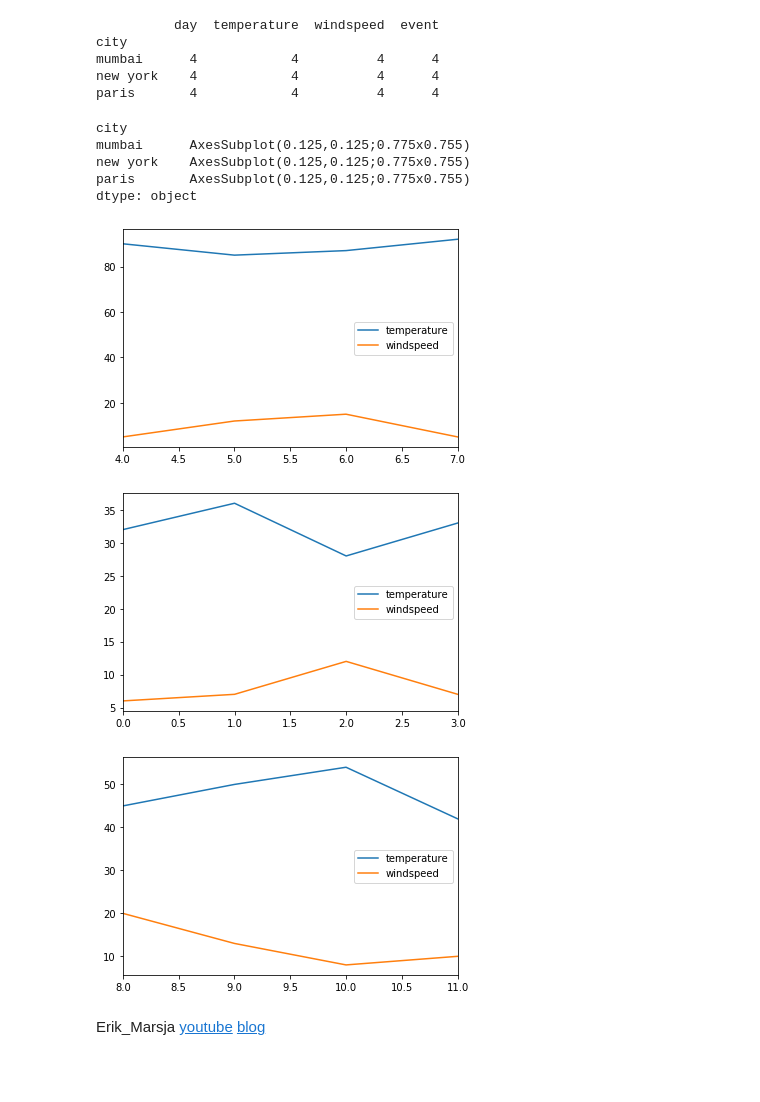
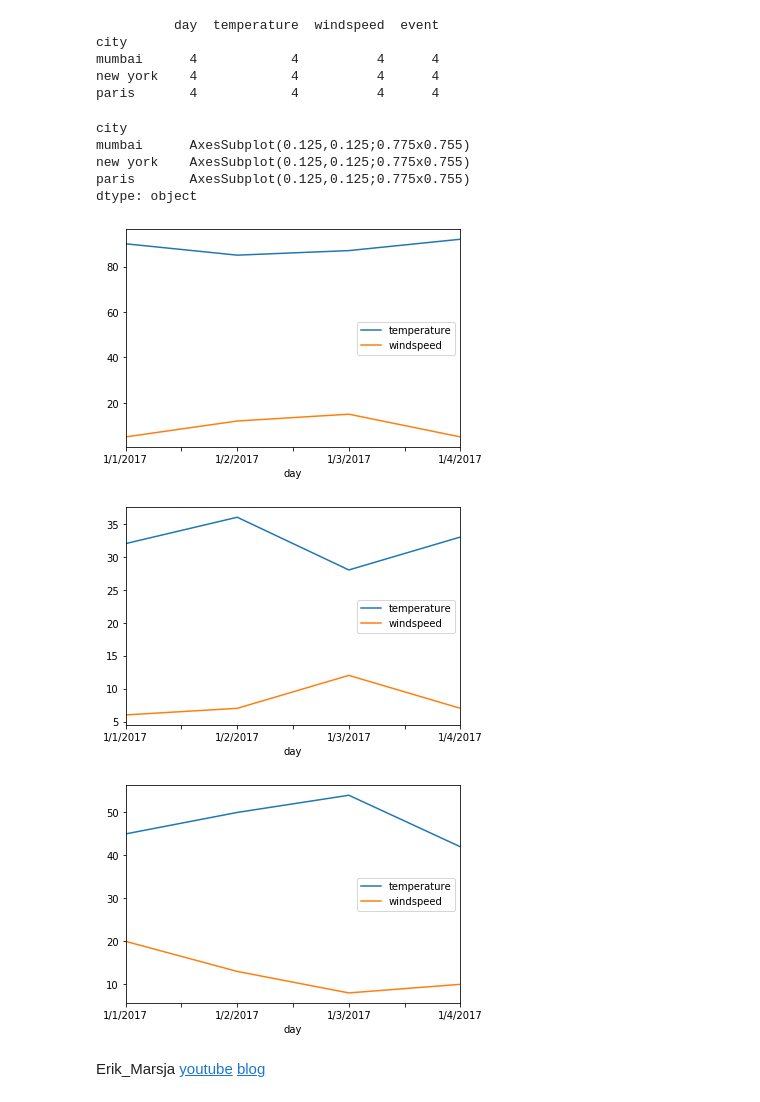
Before and after one commit to ForkManager/Forked-pandas, a Jupyter notebook: group_by_method_codebasics/pandas_group_by.ipynb, the cells around one changed output. Cells and saved outputs as stored; diff of their text form; code cells hidden in the pictures; blank space fills up the shorter version.

```diff
--- a/group_by_method_codebasics/pandas_group_by.ipynb
+++ b/group_by_method_codebasics/pandas_group_by.ipynb
@@ -68,16 +67,16 @@ mumbai      4            4          4      4
 new york    4            4          4      4
 paris       4            4          4      4
 # %%
-g.plot()
+g.plot(x='day')
 # %% [output]
 city
 mumbai      AxesSubplot(0.125,0.125;0.775x0.755)
 new york    AxesSubplot(0.125,0.125;0.775x0.755)
 paris       AxesSubplot(0.125,0.125;0.775x0.755)
 dtype: object
-[figure, old version]
+[figure, new version]
-[figure, old version]
+[figure, new version]
-[figure, old version]
+[figure, new version]
 # %% [markdown]
 Erik_Marsja [youtube](https://www.youtube.com/watch?time_continue=146&v=Lp2aV_4LF48) [blog](https://www.marsja.se/four-ways-to-conduct-one-way-anovas-using-python/)
 # %%
```
Also changed, not shown: parts of 2 cells of this notebook.
